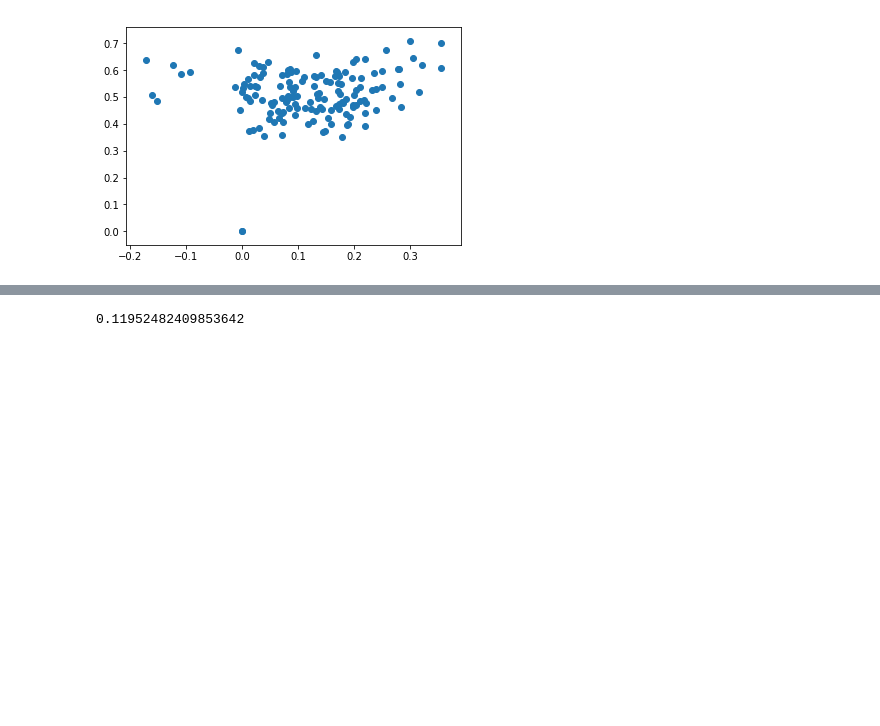
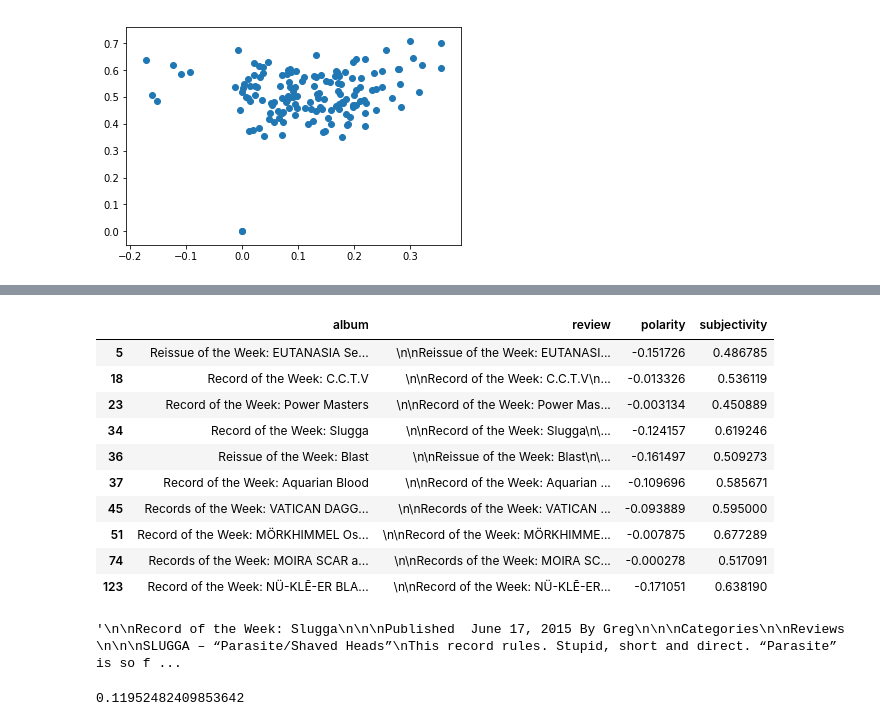
Before and after one commit to DataandDesign/datadesign.github.io, a Jupyter notebook: intro_nlp.ipynb, the cells around one changed output, grey strips where cells are left out. Saved outputs shown, nothing was run; the diff lists cells and outputs as text; code cells hidden in the pictures; blank space fills up the shorter version.

```diff
--- a/intro_nlp.ipynb
+++ b/intro_nlp.ipynb
@@ -159,3 +354,21 @@ plt.scatter(reviews.polarity, reviews.subjectivity)
+# %%
+reviews[reviews['polarity'] < 0]
+# %% [output]
+|  | album | review | polarity | subjectivity |
+| 5 | Reissue of the Week: EUTANASIA Se... | \n\nReissue of the Week: EUTANASI... | -0.151726 | 0.486785 |
+| 18 | Record of the Week: C.C.T.V | \n\nRecord of the Week: C.C.T.V\n... | -0.013326 | 0.536119 |
+| 23 | Record of the Week: Power Masters | \n\nRecord of the Week: Power Mas... | -0.003134 | 0.450889 |
+| 34 | Record of the Week: Slugga | \n\nRecord of the Week: Slugga\n\... | -0.124157 | 0.619246 |
+| 36 | Reissue of the Week: Blast | \n\nReissue of the Week: Blast\n\... | -0.161497 | 0.509273 |
+| 37 | Record of the Week: Aquarian Blood | \n\nRecord of the Week: Aquarian ... | -0.109696 | 0.585671 |
+| 45 | Records of the Week: VATICAN DAGG... | \n\nRecords of the Week: VATICAN ... | -0.093889 | 0.595000 |
+| 51 | Record of the Week: MÖRKHIMMEL Os... | \n\nRecord of the Week: MÖRKHIMME... | -0.007875 | 0.677289 |
+| 74 | Records of the Week: MOIRA SCAR a... | \n\nRecords of the Week: MOIRA SC... | -0.000278 | 0.517091 |
+| 123 | Record of the Week: NÜ-KLĒ-ER BLA... | \n\nRecord of the Week: NÜ-KLĒ-ER... | -0.171051 | 0.638190 |
+# %%
+reviews.iloc[34]['review']
+# %% [output]
+'\n\nRecord of the Week: Slugga\n\n\nPublished  June 17, 2015 By Greg\n\n\nCategories\n\nReviews \n\n\nSLUGGA – “Parasite/Shaved Heads”\nThis record rules. Stupid, short and direct. “Parasite” is so f ...
 # %%
 reviews.polarity.mean()
 # %% [output]
```
Also changed, not shown: parts of 42 cells of this notebook, 4 other files.
